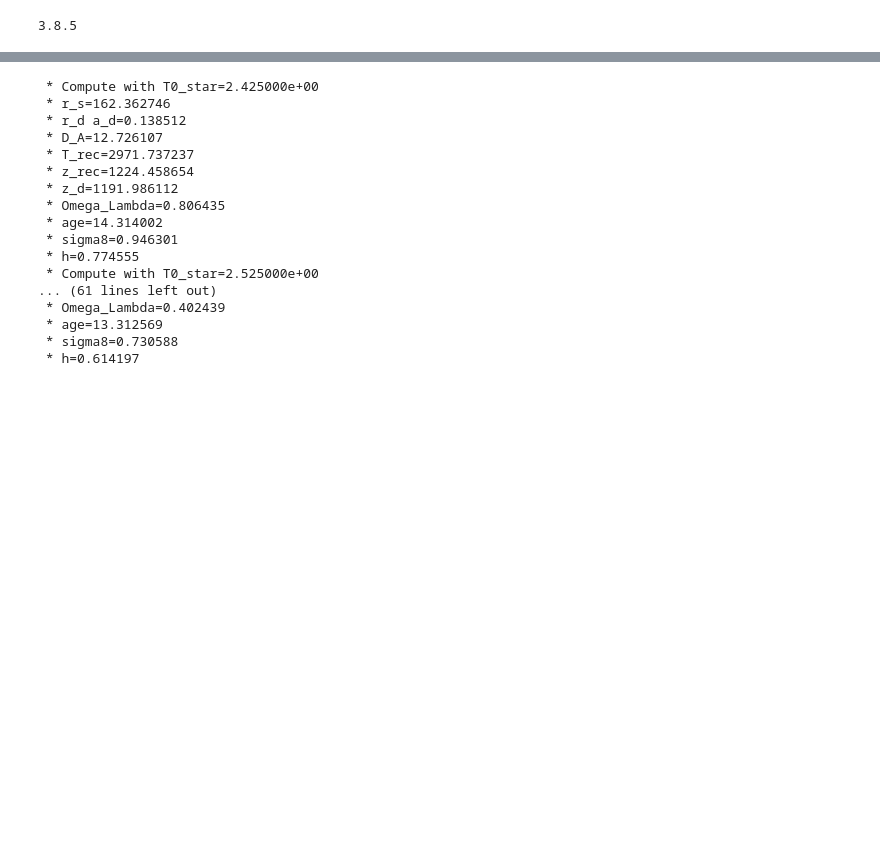
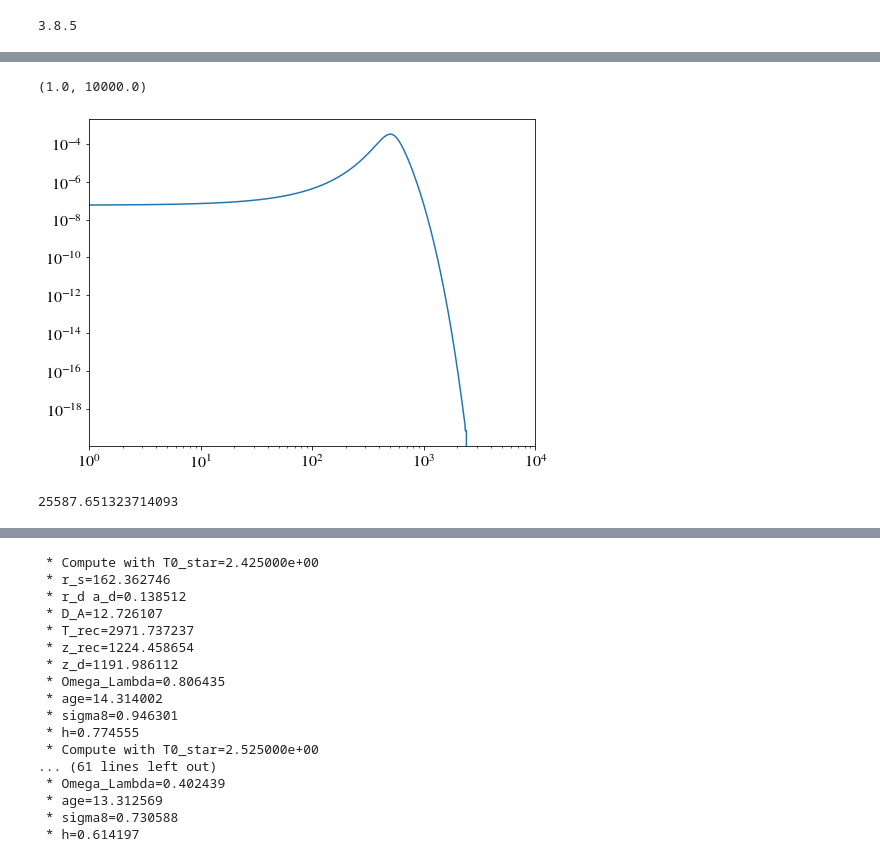
Before and after one commit to borisbolliet/class_dcdmsr, a Jupyter notebook: notebooks/varying_Tcmb.ipynb, the cells around one changed output, grey strips where cells are left out. Saved outputs shown, nothing was run; the diff lists cells and outputs as text; code cells hidden in the pictures; blank space fills up the shorter version.

```diff
--- a/notebooks/varying_Tcmb.ipynb
+++ b/notebooks/varying_Tcmb.ipynb
@@ -28,0 +46,11 @@ plt.rcParams["figure.figsize"] = [8.0,6.0]
+# %%
+plt.plot(1.+z_ar,mod_t_cmb_df_dz)
+plt.loglog()
+plt.xlim(1.,1e4)
+# %% [output]
+(1.0, 10000.0)
+[figure, added]
+# %%
+np.trapz(mod_t_cmb_dy,tau_ar)
+# %% [output]
+25587.651323714093
```
Also changed, not shown: parts of 21 cells of this notebook, 8 other files.
